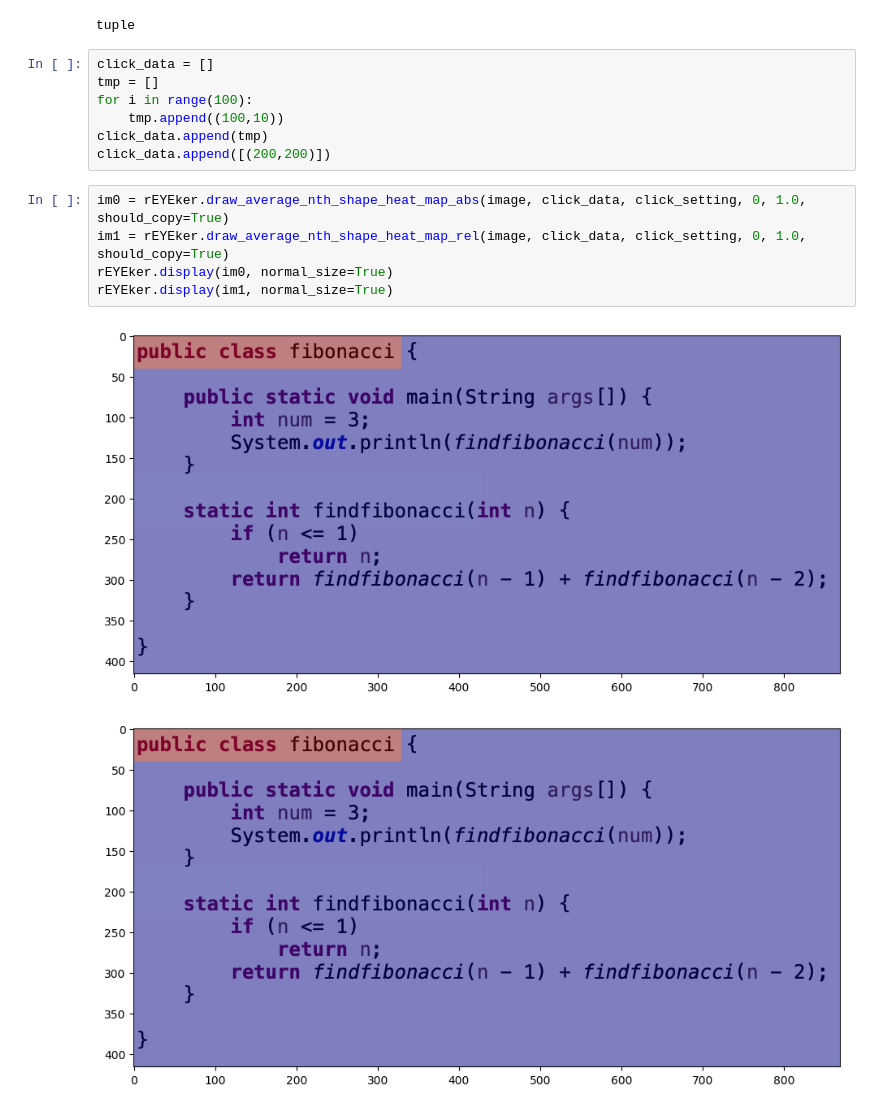
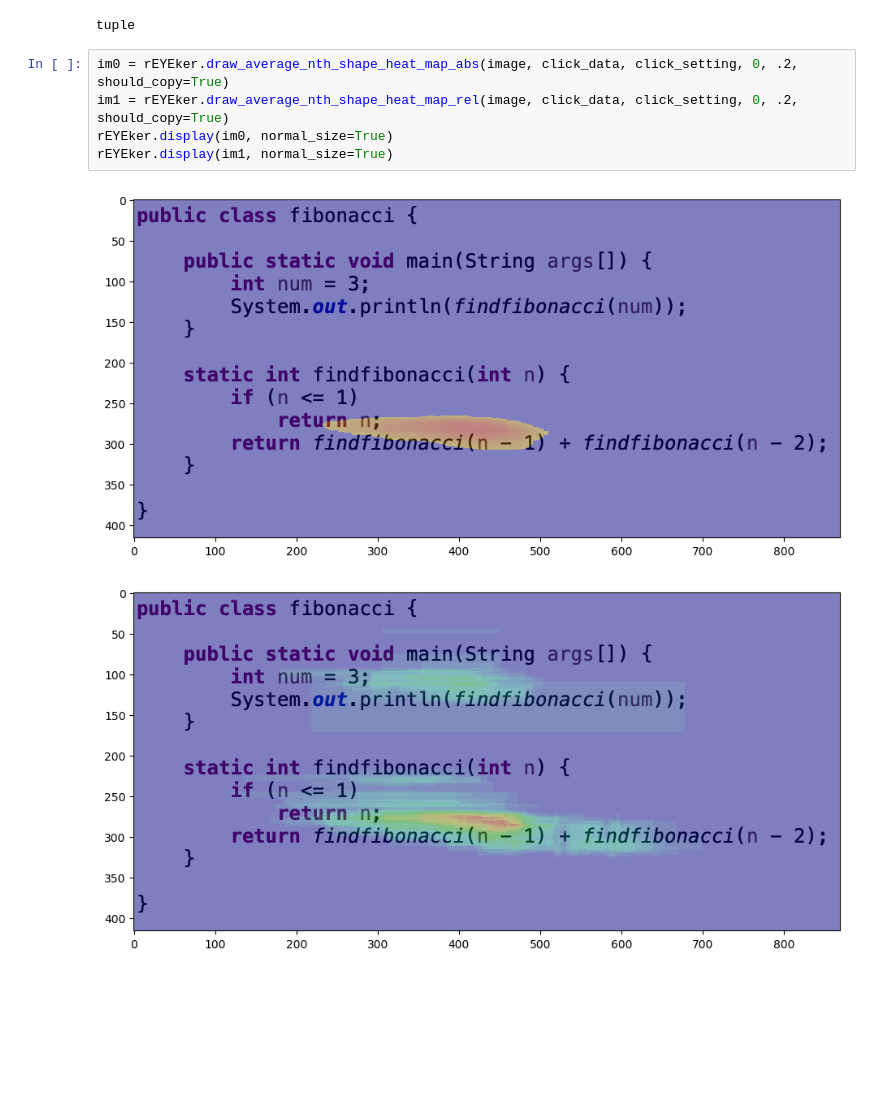
Before and after one commit to brains-on-code/REyeker, a Jupyter notebook: REyeker-DataAnalyses-Python/Example_with_excel.ipynb, the cells around one changed output. Drawn from its saved outputs; the diff is of its cells as text; blank space fills up the shorter version.

Commit message:
fiexxed relative heatmaps

```diff
--- a/REyeker-DataAnalyses-Python/Example_with_excel.ipynb
+++ b/REyeker-DataAnalyses-Python/Example_with_excel.ipynb
@@ -59,18 +59,11 @@ save_images(ims_combined, "./results/combined/TR20_01_", ".png")
 # %%
 # %% [output]
 tuple
-# %%
-click_data = []
-tmp = []
-for i in range(100):
-    tmp.append((100,10))
-click_data.append(tmp)
-click_data.append([(200,200)])
 # %%
-im0 = rEYEker.draw_average_nth_shape_heat_map_abs(image, click_data, click_setting, 0, 1.0, should_copy=True)
-im1 = rEYEker.draw_average_nth_shape_heat_map_rel(image, click_data, click_setting, 0, 1.0, should_copy=True)
+im0 = rEYEker.draw_average_nth_shape_heat_map_abs(image, click_data, click_setting, 0, .2, should_copy=True)
+im1 = rEYEker.draw_average_nth_shape_heat_map_rel(image, click_data, click_setting, 0, .2, should_copy=True)
 rEYEker.display(im0, normal_size=True)
 rEYEker.display(im1, normal_size=True)
 # %% [output]
-[figure, old version]
+[figure, new version]
-[figure, old version]
+[figure, new version]
```
Also changed, not shown: 1 other file.
